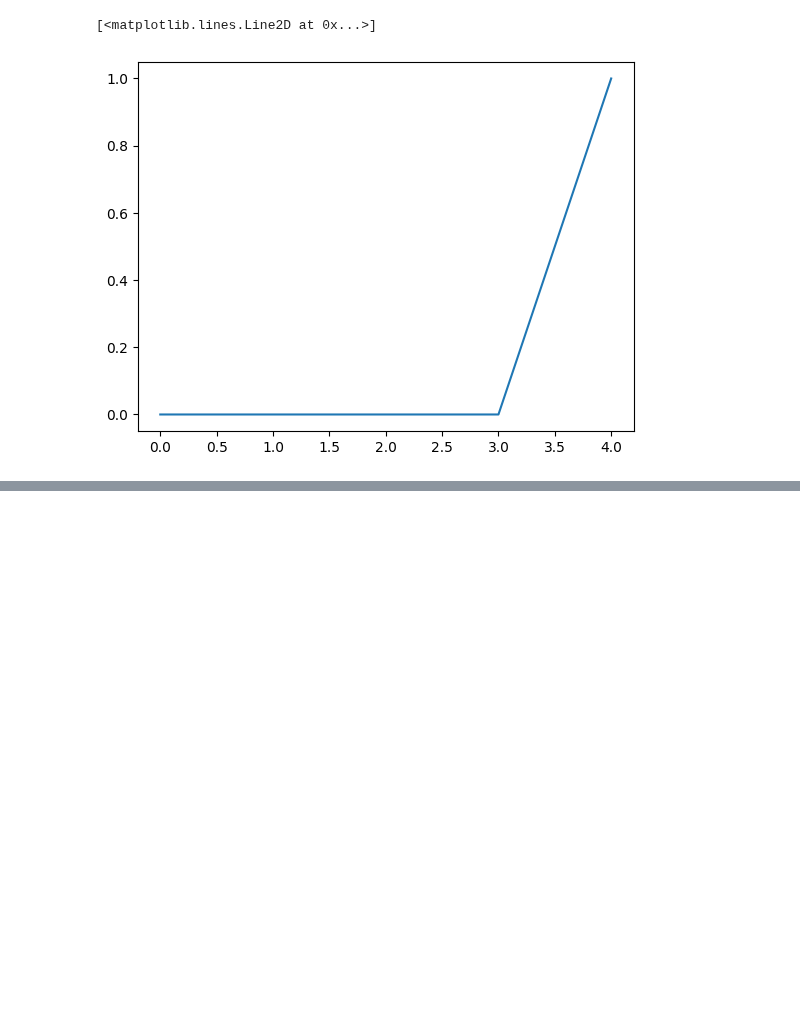
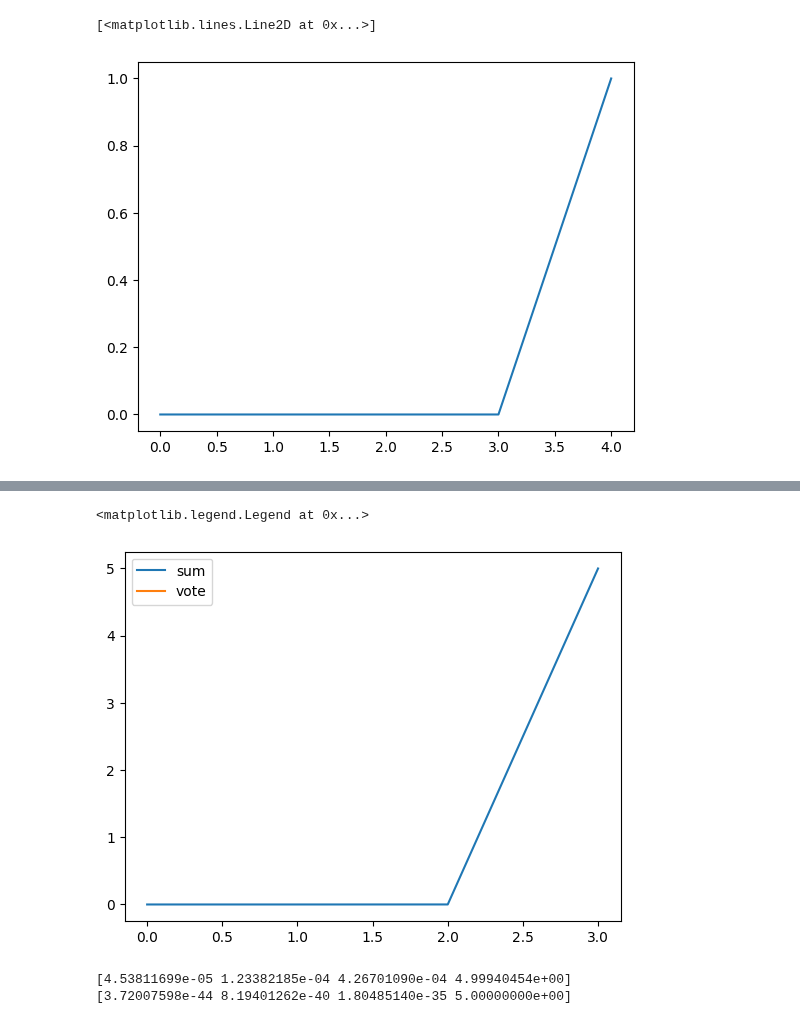
Before and after one commit to weathon/3d2smile, a Jupyter notebook: thesis_test.ipynb, the cells around one changed output, grey strips where cells are left out. Drawn from its saved outputs; the diff is of its cells as text; code cells hidden in the pictures; blank space fills up the shorter version.

```diff
--- a/thesis_test.ipynb
+++ b/thesis_test.ipynb
@@ -255,0 +591,32 @@ print(beam_ans)
+# %%
+out = [[0,1,2,10],
+       [0,2,5,20],
+       [0,2,5,20],
+       [0,10,20,30],
+       [0,10,20,30],
+        ]
+def softmax(x,t):
+  t = np.exp(np.array(x)/t)
+  return t/np.sum(t)
+out1 = []
+for i in out:
+  out1.append(softmax(i,1))
+out1 = np.sum(out1, axis=0)
+out2 = []
+for i in out:
+  out2.append(softmax(i,0.1))
+
+
+out2 = np.sum(out2, axis=0)
+pylab.plot(out1, label="sum")
+pylab.plot(out2, label="vote")
+pylab.legend()
+# %% [output]
+<matplotlib.legend.Legend at 0x...>
+[figure, added]
+# %%
+val_cids = [8100, 7298, 40555, 13007, 61929, 93058, 220010, 14020, 97502, 93058]
+val_names = [i for i in os.listdir("./images") if int(i.split("_")[0]) in val_cids]
+# %% [output]
+[4.53811699e-05 1.23382185e-04 4.26701090e-04 4.99940454e+00]
+[3.72007598e-44 8.19401262e-40 1.80485140e-35 5.00000000e+00]
```
Also changed, not shown: parts of 43 cells of this notebook.
